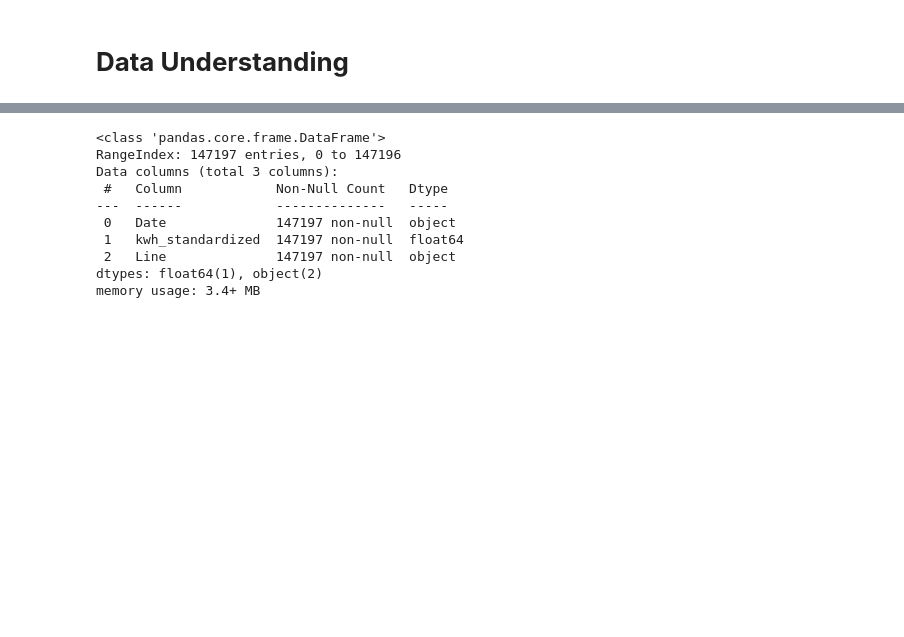
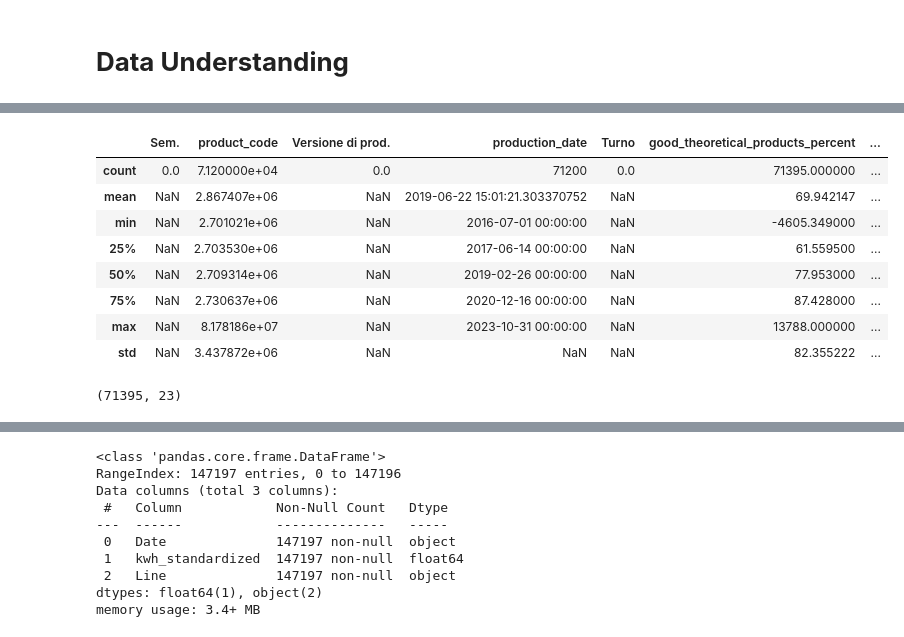
Before and after one commit to NiloofarSoltani-2/Pescara_Energy_Consumption, a Jupyter notebook: Niloofar_Soltani_Analysis.ipynb, the cells around one changed output, grey strips where cells are left out. Saved outputs shown, nothing was run; the diff lists cells and outputs as text; code cells hidden in the pictures; blank space fills up the shorter version.

```diff
--- a/Niloofar_Soltani_Analysis.ipynb
+++ b/Niloofar_Soltani_Analysis.ipynb
@@ -82,0 +285,30 @@ df_consumption = pd.read_excel('combined_dataset_66excels.xlsx')
+# %%
+# Changing column names to new ones
+column_mapping = {
+    'Legenda': 'group',
+    'Linea di produzione': 'line',
+    'Materiale': 'product_code',
+    'Data prod.': 'production_date',
+    'PZ Totali in UMA': 'uma_total_products',
+    'PZ Scarto in UMA': 'uma_discarded_products',
+    'PZ Buoni in UMA': 'uma_good_products',
+    '%TSR': 'good_theoretical_products_percent',
+    '% Scarto': 'discard_product_percent',
+    '% Sched. Util.': 'time_can_online_percent',
+    '% Rate Util.': 'ggggg',
+    'PZ Buoni': 'good_products',
+    'PZ Totali': 'total_products',
+    'PZ Scarto': 'discarded_products',
+    'TN (min)': 'time_online',
+
+    'Pz / min': 'designed_efficiency',
+    'Resa':'line_efficiency'
+
+    }
+
+# Rename columns using the dictionary
+df_msu.rename(columns=column_mapping, inplace=True)
+# Reorder columns
+#df_msu = df_msu[['group', 'A', 'C']]
+# Check the updated columns
+print(df_msu.columns)
@@ -82,0 +359,16 @@ df_consumption = pd.read_excel('combined_dataset_66excels.xlsx')
+# %%
+df_msu.describe()
+# %% [output]
+|  | Sem. | product_code | Versione di prod. | production_date | Turno | good_theoretical_products_percent | ... |
+| count | 0.0 | 7.120000e+04 | 0.0 | 71200 | 0.0 | 71395.000000 | ... |
+| mean | NaN | 2.867407e+06 | NaN | 2019-06-22 15:01:21.303370752 | NaN | 69.942147 | ... |
+| min | NaN | 2.701021e+06 | NaN | 2016-07-01 00:00:00 | NaN | -4605.349000 | ... |
+| 25% | NaN | 2.703530e+06 | NaN | 2017-06-14 00:00:00 | NaN | 61.559500 | ... |
+| 50% | NaN | 2.709314e+06 | NaN | 2019-02-26 00:00:00 | NaN | 77.953000 | ... |
+| 75% | NaN | 2.730637e+06 | NaN | 2020-12-16 00:00:00 | NaN | 87.428000 | ... |
+| max | NaN | 8.178186e+07 | NaN | 2023-10-31 00:00:00 | NaN | 13788.000000 | ... |
+| std | NaN | 3.437872e+06 | NaN | NaN | NaN | 82.355222 | ... |
+# %%
+df_msu.shape
+# %% [output]
+(71395, 23)
```
Also changed, not shown: parts of 101 cells of this notebook.
